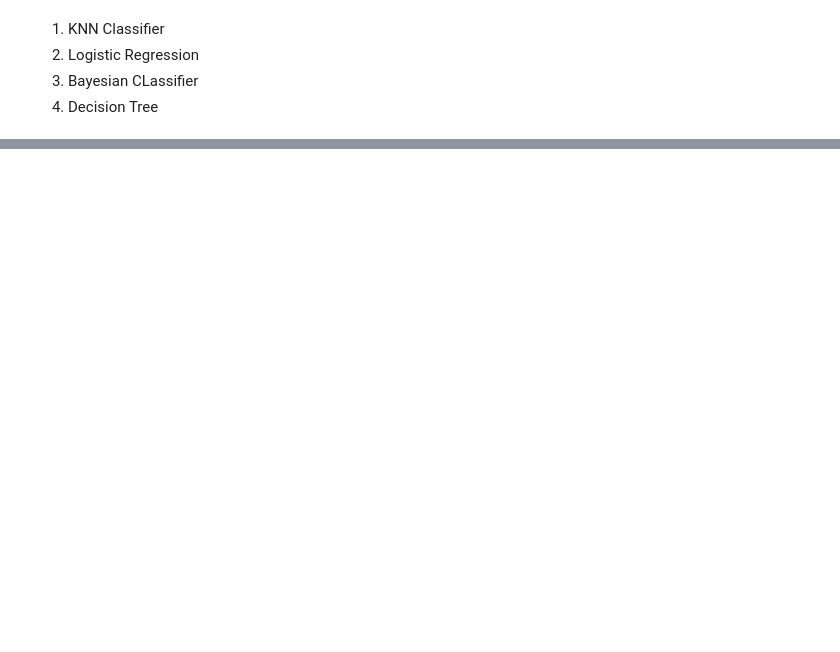
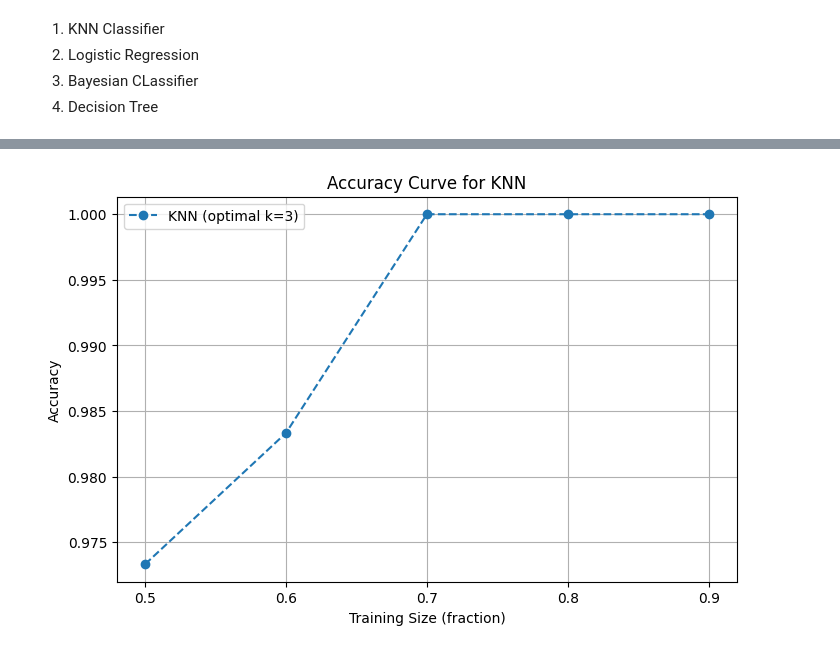
Before and after one commit to samarthya04/AD_Lab, a Jupyter notebook: 2205498_Week_5.ipynb, the cells around one changed output, grey strips where cells are left out. Drawn from its saved outputs; the diff is of its cells as text; code cells hidden in the pictures; blank space fills up the shorter version.

```diff
--- a/2205498_Week_5.ipynb
+++ b/2205498_Week_5.ipynb
@@ -29,3 +28,27 @@ knn_accuracies = {k: [] for k in range(3, 10)}
 # %%
 training_sizes = [0.5, 0.6, 0.7, 0.8, 0.9]
 accuracy_results = {clf_name: [] for clf_name in classifiers}
+optimal_knn_accuracies = []
+# %%
+optimal_k = None
+highest_avg_accuracy = 0
+knn_accuracies_by_k = {}
+# %%
+for k in range(3, 10):
+    knn_accuracies_by_k[k] = []
+    for train_size in training_sizes:
+        X_train, X_test, y_train, y_test = train_test_split(X, y, train_size=train_size, random_state=42)
+        knn_clf = KNeighborsClassifier(n_neighbors=k)
+        knn_clf.fit(X_train, y_train)
+        y_pred = knn_clf.predict(X_test)
+        accuracy = accuracy_score(y_test, y_pred)
+        knn_accuracies_by_k[k].append(accuracy)
+
+    # Compute the average accuracy for this k
+    avg_accuracy = np.mean(knn_accuracies_by_k[k])
+    if avg_accuracy > highest_avg_accuracy:
+        highest_avg_accuracy = avg_accuracy
+        optimal_k = k
+# %%
+for train_size, acc in zip(training_sizes, knn_accuracies_by_k[optimal_k]):
+    optimal_knn_accuracies.append(acc)
@@ -31,0 +85,12 @@ accuracy_results = {clf_name: [] for clf_name in classifiers}
+# %%
+plt.figure(figsize=(8, 5))
+plt.plot(training_sizes, optimal_knn_accuracies, marker='o', linestyle='--', label=f'KNN (optimal k={optimal_k})')
+plt.title('Accuracy Curve for KNN')
+plt.xlabel('Training Size (fraction)')
+plt.ylabel('Accuracy')
+plt.xticks(training_sizes)
+plt.legend()
+plt.grid(True)
+plt.show()
+# %% [output]
+[figure, added]
```
Also changed, not shown: parts of 6 cells of this notebook.
